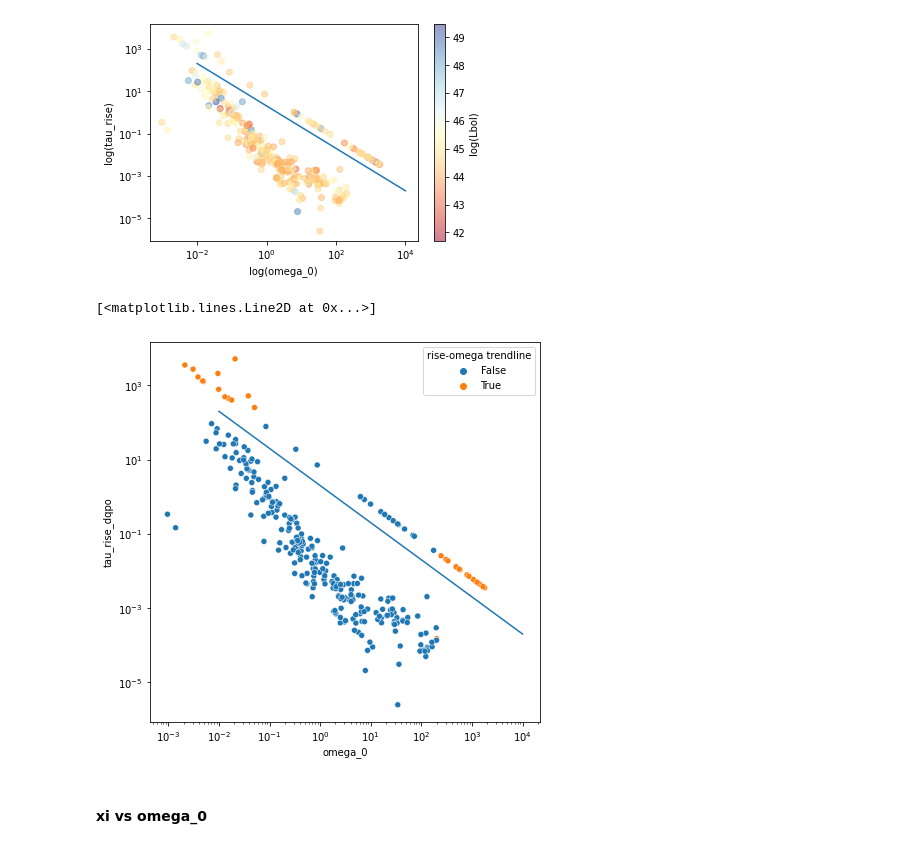
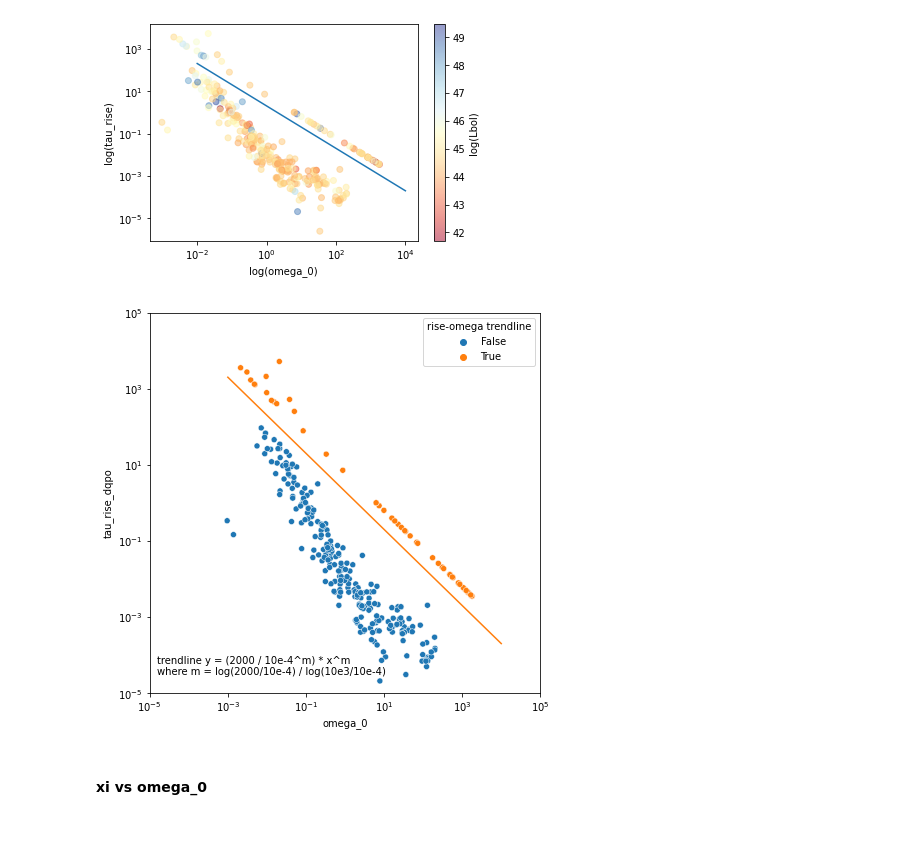
Before and after one commit to TrickyArmyMan/astro-research, a Jupyter notebook: JupyterLab/agn_figures.ipynb, the cells around one changed output. Saved outputs shown, nothing was run; the diff lists cells and outputs as text; code cells hidden in the pictures.

Commit message:
corner plot and trendline
finally got corner plots working. Also finally fitted a trendline to tau_rise vs omega_0 plot and labeled the points landing above the line.

```diff
--- a/JupyterLab/agn_figures.ipynb
+++ b/JupyterLab/agn_figures.ipynb
@@ -641,13 +641,26 @@ plt.savefig('tau_rise_vs_omega_0.png')
 # %% [output]
 [figure]
 # %%
+# grab updated dataframe
+agn_dataframe = pd.read_csv('agn_dataframe.csv')
+
+# exclude fits for which DHO_chi_sq is infinity
+agn_dataframe = agn_dataframe[agn_dataframe['DHO_chi_sq'] != np.inf]
+
+# create plot
 f, ax = plt.subplots(figsize=(7, 7))
 ax.set(xscale="log", yscale="log")
+ax.set_xlim([10e-6, 10e4])
+ax.set_ylim([10e-6, 10e4])
 sns.scatterplot(data=agn_dataframe, x='omega_0', y='tau_rise_dqpo', hue='rise-omega trendline')
-plt.plot([10e-3, 10e3], [200, 0.0002])
+#plt.plot([10e-3, 10e3], [200, 0.0002])
+plt.plot([10e-4, 10e3], [2000, 0.0002], color='#FF7F0E')
+
+plt.text(x=15e-6, y=30e-6, s='trendline y = (2000 / 10e-4^m) * x^m \nwhere m = log(2000/10e-4) / log(10e3/10e-4)')
+
+plt.savefig('tau-rise_omega0_trendline.png')
 # %% [output]
-[<matplotlib.lines.Line2D at 0x...>]
-[figure, old version]
+[figure, new version]
 # %% [markdown]
 #### xi vs omega_0
 # %%
```
Also changed, not shown: parts of 1 cell of this notebook, 3 other files.
